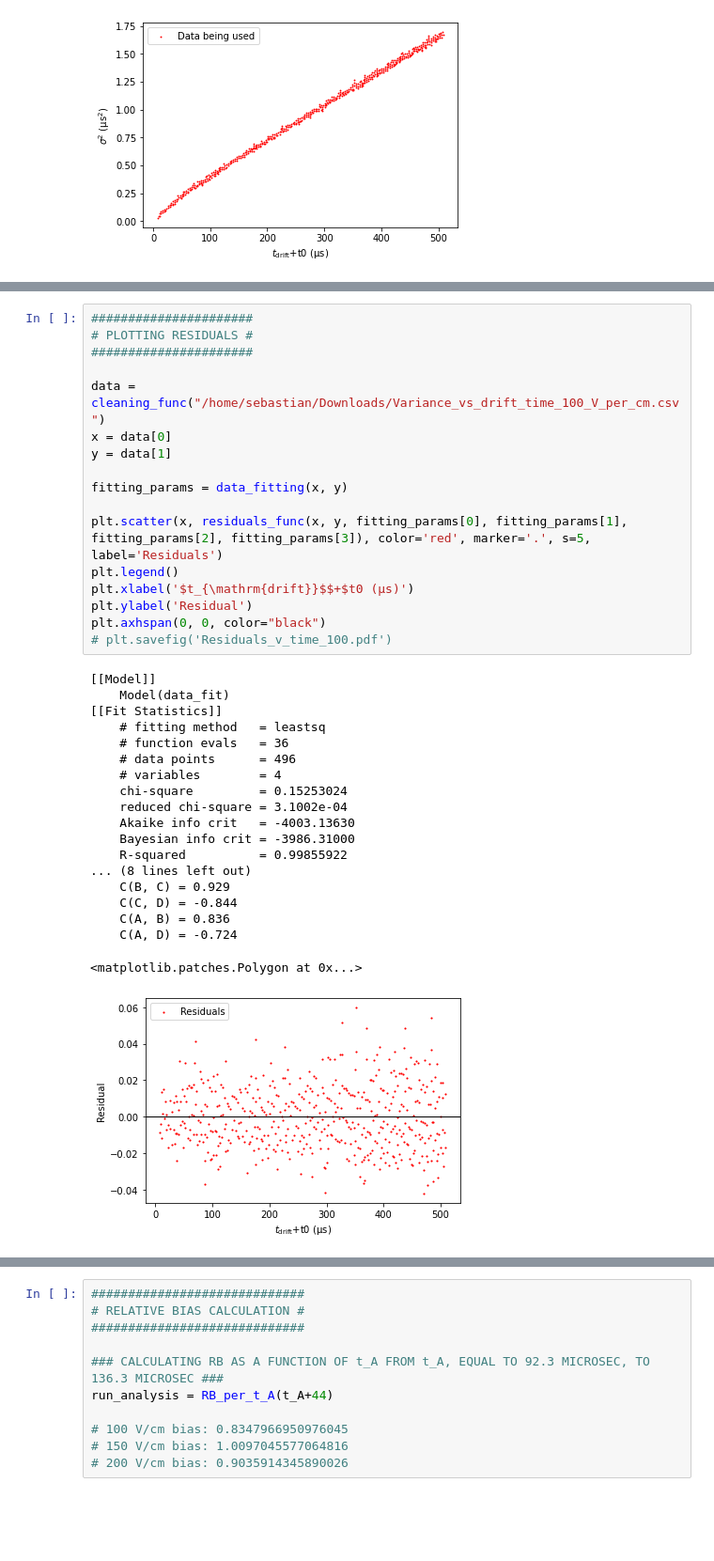
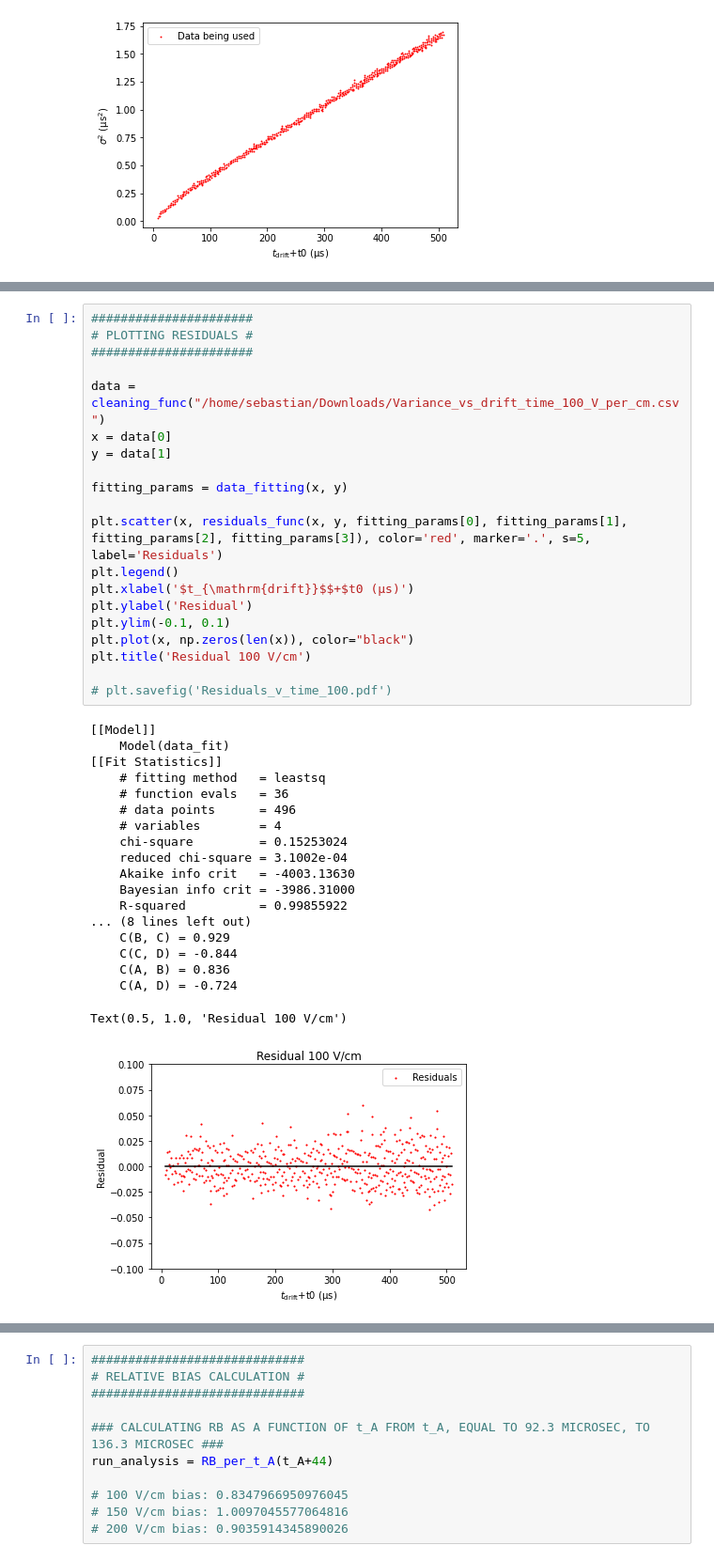
Before and after one commit to andrewmogan/difflar, a Jupyter notebook: python/notebooks/Coulomb_Repulsion_Study.ipynb, the cells around one changed output, grey strips where cells are left out. Shown at 94% size. Cells and saved outputs as stored; diff of their text form; blank space fills up the shorter version.

```diff
--- a/python/notebooks/Coulomb_Repulsion_Study.ipynb
+++ b/python/notebooks/Coulomb_Repulsion_Study.ipynb
@@ -400,33 +403,36 @@ In this next section we apply out fitting function to cleaned data to get a fit
 
 data = cleaning_func("/home/sebastian/Downloads/Variance_vs_drift_time_100_V_per_cm.csv")
 x = data[0]
 y = data[1]
 
 fitting_params = data_fitting(x, y)
 
 plt.scatter(x, residuals_func(x, y, fitting_params[0], fitting_params[1], fitting_params[2], fitting_params[3]), color='red', marker='.', s=5, label='Residuals')
 plt.legend()
 plt.xlabel('$t_{\mathrm{drift}}$$+$t0 (µs)')
 plt.ylabel('Residual')
-plt.axhspan(0, 0, color="black")
+plt.ylim(-0.1, 0.1)
+plt.plot(x, np.zeros(len(x)), color="black")
+plt.title('Residual 100 V/cm')
+
 # plt.savefig('Residuals_v_time_100.pdf')
 # %% [output]
 [[Model]]
     Model(data_fit)
 [[Fit Statistics]]
     # fitting method   = leastsq
     # function evals   = 36
     # data points      = 496
     # variables        = 4
     chi-square         = 0.15253024
     reduced chi-square = 3.1002e-04
     Akaike info crit   = -4003.13630
     Bayesian info crit = -3986.31000
     R-squared          = 0.99855922
 ... (8 lines left out)
     C(B, C) = 0.929
     C(C, D) = -0.844
     C(A, B) = 0.836
     C(A, D) = -0.724
-<matplotlib.patches.Polygon at 0x...>
+Text(0.5, 1.0, 'Residual 100 V/cm')
-[figure, old version]
+[figure, new version]
```
Also changed, not shown: parts of 14 cells of this notebook.
